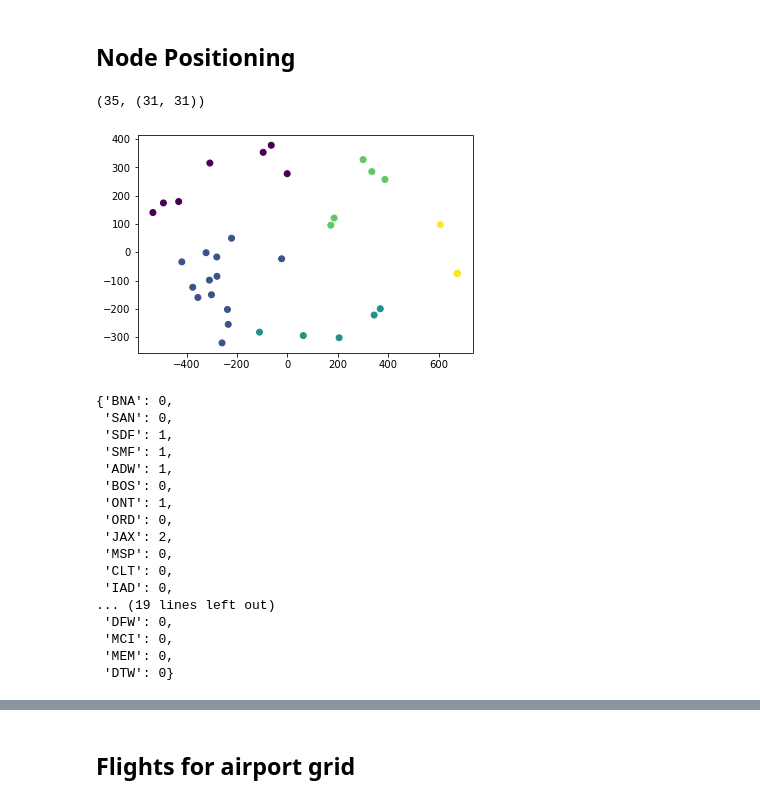
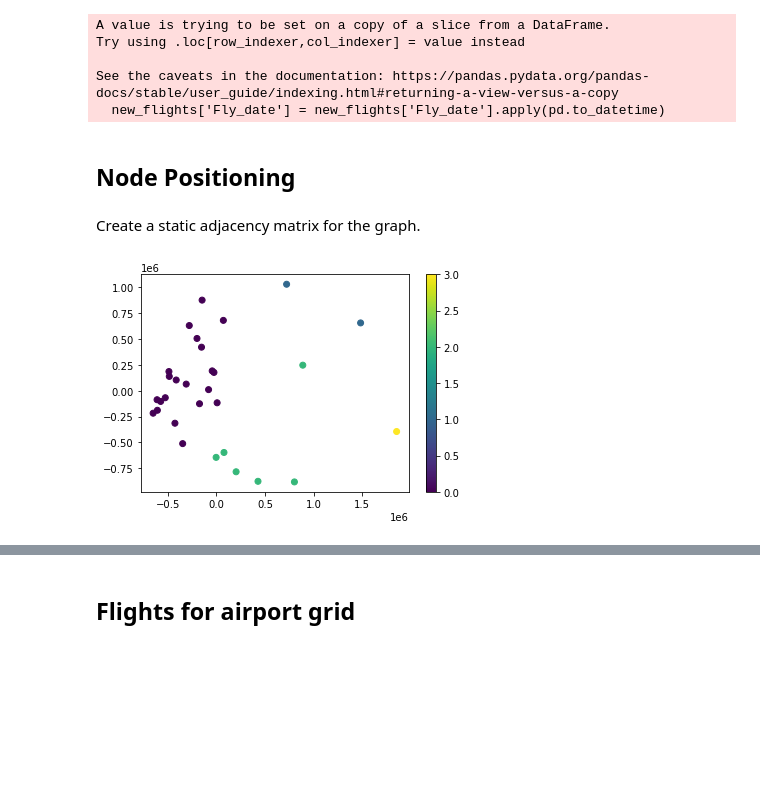
Before and after one commit to moultriedanger/visualizing_dynamic_graphs, a Jupyter notebook: src/hierarchical_edge_bundling/HEB_Preprocessing.ipynb, the cells around one changed output, grey strips where cells are left out. Drawn from its saved outputs; the diff is of its cells as text; code cells hidden in the pictures; blank space fills up the shorter version.

Commit message:
Clean up of data generation + mouseovers

```diff
--- a/src/hierarchical_edge_bundling/HEB_Preprocessing.ipynb
+++ b/src/hierarchical_edge_bundling/HEB_Preprocessing.ipynb
@@ -23,30 +17,51 @@ airport_encoding = {airport:i for i, airport in enumerate(big_airports)}
+# %%
+# Aggregate (sum) passengers, flights and distance
+tmp   = flights.groupby(['Origin_airport', 'Destination_airport', 'Fly_date'])
+sums  = tmp.sum().reset_index()
+sums  = sums[sums['Distance'] > 0]
+# %%
+# Filter one year of data
+
+new_flights  = sums[['Origin_airport', 'Destination_airport', 'Fly_date', 'Passengers']]
+
+new_flights['Fly_date'] = new_flights['Fly_date'].apply(pd.to_datetime)
+# new_flights.sort_values(by=['Fly_date'], inplace=True)
+new_flights.reset_index(drop=True, inplace=True)
+
+one_year = new_flights[new_flights['Fly_date'].apply(lambda x: x.year == 1990)]
+T = new_flights['Fly_date'].unique()
+date_encoding = {v:i for i, v in enumerate(T)}
+# %% [output]
+A value is trying to be set on a copy of a slice from a DataFrame.
+Try using .loc[row_indexer,col_indexer] = value instead
+
+See the caveats in the documentation: https://pandas.pydata.org/pandas-docs/stable/user_guide/indexing.html#returning-a-view-versus-a-copy
+  new_flights['Fly_date'] = new_flights['Fly_date'].apply(pd.to_datetime)
 # %% [markdown]
 ## Node Positioning
-# %%
-len(big_airports), matrix.shape
-# %% [output]
-(35, (31, 31))
+# %% [markdown]
+Create a static adjacency matrix for the graph.
 # %%
-# origins = flights['Origin_airport'].unique()
-# destinations = flights['Destination_airport'].unique()
-
-matrix = pd.DataFrame(0, index=big_airports, columns=big_airports)
-for i in tqdm(range(len(flights))):
-    row = flights.iloc[i]
-    matrix.loc[row['Origin_airport'], row['Destination_airport']] += 1
+matrix = pd.DataFrame(0, index=top_airports, columns=top_airports)
+for i in tqdm(range(len(one_year))):
+    row = one_year.iloc[i]
+    matrix.loc[row['Origin_airport'], row['Destination_airport']] += row['Passengers']
 # %%
-from sklearn.cluster import AgglomerativeClustering
-sc = AgglomerativeClustering(n_clusters=5)
+#Clustering (static adjacency matrix)
+
+from sklearn.cluster import AgglomerativeClustering, KMeans
+# sc = AgglomerativeClustering(n_clusters=3)
+sc = KMeans(n_clusters=4, random_state=42)
 clusters = sc.fit_predict(matrix)
 # %%
+# Dimensionality reduction to 2-dimensional space
+# for visualization of clusters
+
 from sklearn.decomposition import PCA
-from matplotlib import pyplot as plt
-
-pca = PCA(n_components=2)
-
+pca = PCA(n_components=2, random_state=42)
 reduced = pca.fit_transform(matrix)
 reduced = pd.DataFrame(reduced)
-
 plt.scatter(reduced[0], reduced[1], c=clusters);
+plt.colorbar();
 # %% [output]
-[figure, old version]
+[figure, new version]
@@ -61,20 +77,0 @@ big_airports.sort(key=lambda x: clusters_dict[x])
-# %%
-clusters_dict
-# %% [output]
-{'BNA': 0,
- 'SAN': 0,
- 'SDF': 1,
- 'SMF': 1,
- 'ADW': 1,
- 'BOS': 0,
- 'ONT': 1,
- 'ORD': 0,
- 'JAX': 2,
- 'MSP': 0,
- 'CLT': 0,
- 'IAD': 0,
-... (19 lines left out)
- 'DFW': 0,
- 'MCI': 0,
- 'MEM': 0,
- 'DTW': 0}
```
Also changed, not shown: parts of 23 cells of this notebook, 3 other files.
